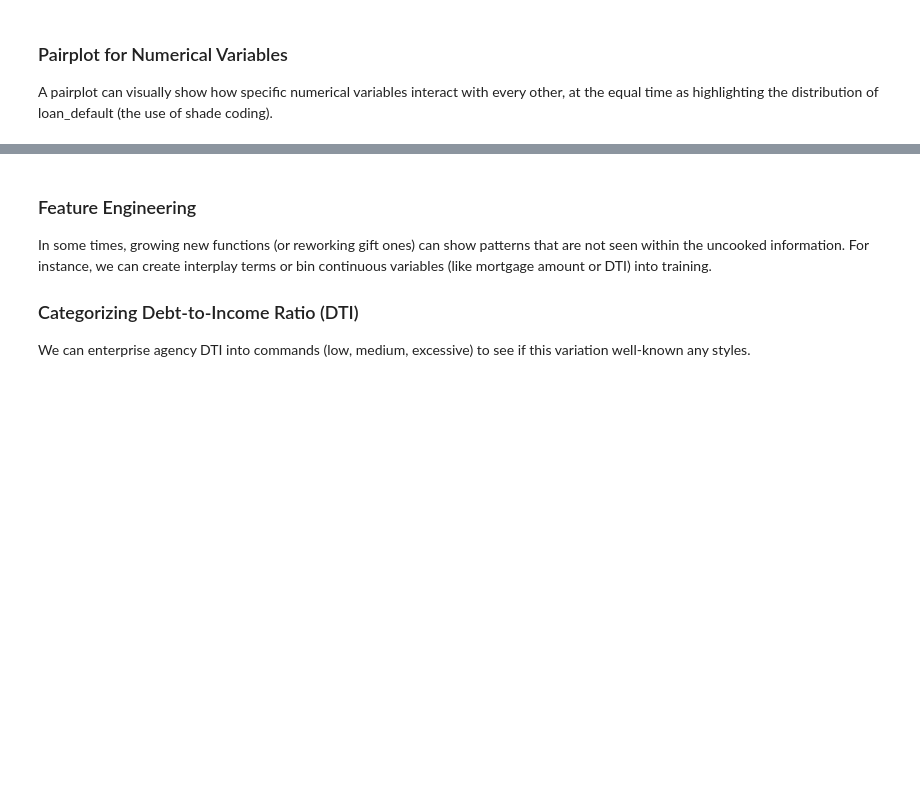
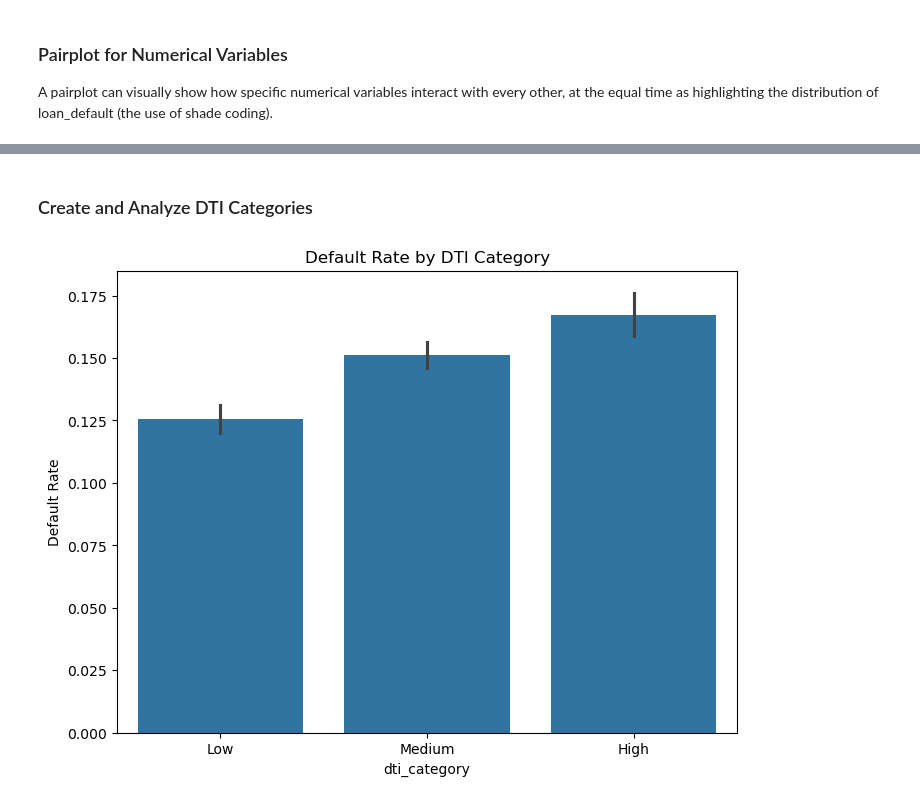
Before and after one commit to mintughosh/LendingClubCaseStudy, a Jupyter notebook: LendingClubCaseSyudy.ipynb, the cells around one changed output, grey strips where cells are left out. Drawn from its saved outputs; the diff is of its cells as text; code cells hidden in the pictures; blank space fills up the shorter version.

```diff
--- a/LendingClubCaseSyudy.ipynb
+++ b/LendingClubCaseSyudy.ipynb
@@ -343,7 +355,14 @@ plt.show()
-# %% [markdown]
-### Feature Engineering
-In some times, growing new functions (or reworking gift ones) can show patterns that are not seen within the uncooked information.
-For instance, we can create interplay terms or bin continuous variables (like mortgage amount or DTI) into training.
-
-### Categorizing Debt-to-Income Ratio (DTI)
-We can enterprise agency DTI into commands (low, medium, excessive) to see if this variation well-known any styles.
+# %% [markdown]
+### Create and Analyze DTI Categories
+# %%
+# Create categories for DTI
+df_for_loan['dti_category'] = pd.cut(df_for_loan['dti'], bins=[0, 10, 20, 30], labels=['Low', 'Medium', 'High'])
+
+# Plotting the default rates by DTI categories
+plt.figure(figsize=(8, 6))
+sns.barplot(x='dti_category', y='loan_default', data=df_for_loan)
+plt.title('Default Rate by DTI Category')
+plt.ylabel('Default Rate')
+plt.show()
+# %% [output]
+[figure, added]
```
Also changed, not shown: parts of 2 cells of this notebook.
